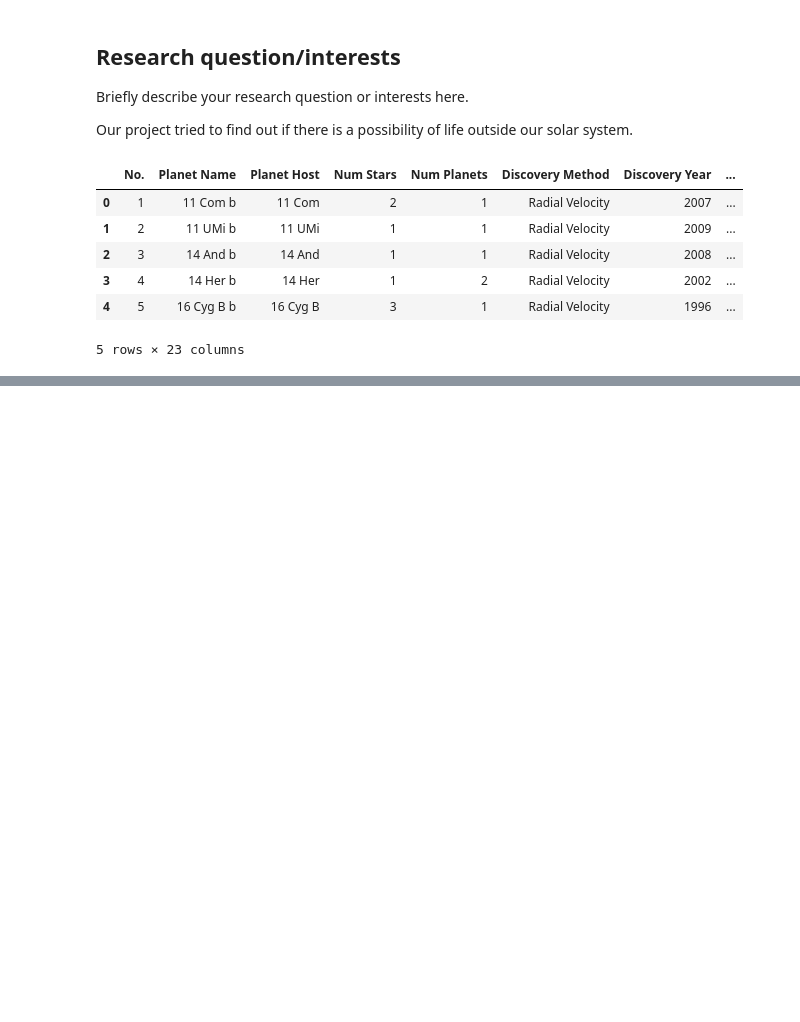
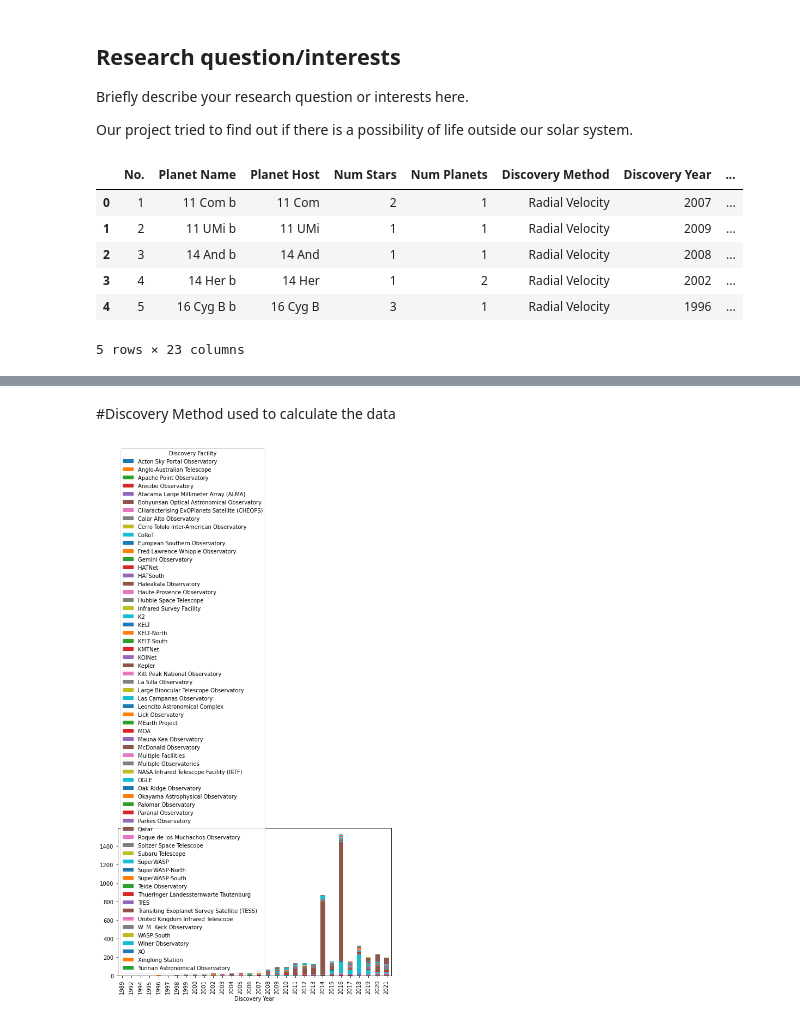
Before and after one commit to ubco-W2022T1-cosc301/project-group35, a Jupyter notebook: notebooks/analysis2.ipynb, the cells around one changed output, grey strips where cells are left out. Saved outputs shown, nothing was run; the diff lists cells and outputs as text; code cells hidden in the pictures; blank space fills up the shorter version.

```diff
--- a/notebooks/analysis2.ipynb
+++ b/notebooks/analysis2.ipynb
@@ -20,0 +36,12 @@ planet_spreadsheet.head()
+# %% [markdown]
+#Discovery Method used to calculate the data
+# %%
+import pandas as pd
+df = pd.read_csv("../data/raw/DataOriginal.csv")
+import matplotlib.pyplot as plot
+
+bar = df.groupby(['Discovery Year','Discovery Facility']).size().unstack()
+bar.plot.bar(stacked=True, figsize=(9,5))
+plot.show()
+# %% [output]
+[figure, added]
```
Also changed, not shown: parts of 6 cells of this notebook.
